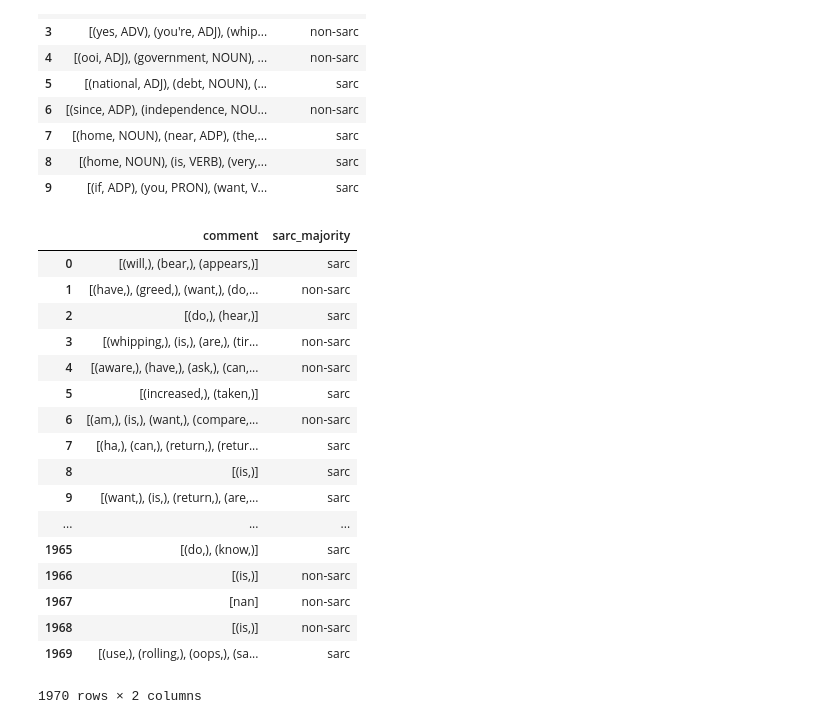
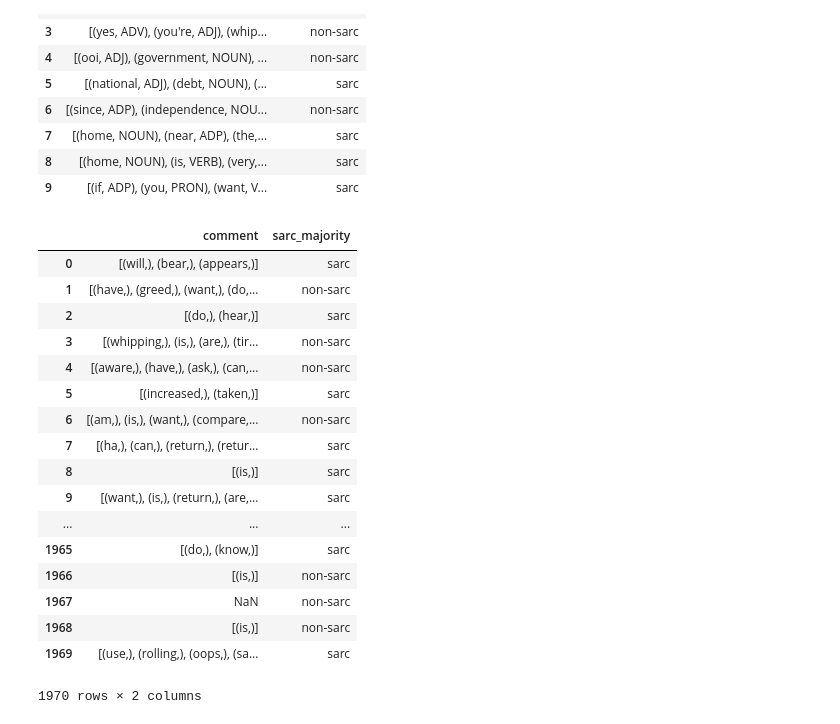
Before and after one commit to suhayryz/sentiment_sarcasm, a Jupyter notebook: features/02extract-pos-universal-eng.ipynb, the cells around one changed output. Saved outputs shown, nothing was run; the diff lists cells and outputs as text; code cells hidden in the pictures.

```diff
--- a/features/02extract-pos-universal-eng.ipynb
+++ b/features/02extract-pos-universal-eng.ipynb
@@ -86,24 +78,24 @@ df.head(10)
 # %%
 # only tagged taken
 df.comment = df.comment.apply(lambda x: [(t[0],) for t in x if t[0]=='ADJ' or t[0]=='ADV' or t[0]=='NOUN' or t[0]=='PRON' or t[1]=='VERB'])
-df.loc[df.comment.apply(len) == 0, 'comment'] = [[np.nan]]
+df.loc[df.comment.apply(len) == 0, 'comment'] = [np.nan]
 df
 # %% [output]
 |  | comment | sarc_majority |
 | 0 | [(will,), (bear,), (appears,)] | sarc |
 | 1 | [(have,), (greed,), (want,), (do,... | non-sarc |
 | 2 | [(do,), (hear,)] | sarc |
 | 3 | [(whipping,), (is,), (are,), (tir... | non-sarc |
 | 4 | [(aware,), (have,), (ask,), (can,... | non-sarc |
 | 5 | [(increased,), (taken,)] | sarc |
 | 6 | [(am,), (is,), (want,), (compare,... | non-sarc |
 | 7 | [(ha,), (can,), (return,), (retur... | sarc |
 | 8 | [(is,)] | sarc |
 | 9 | [(want,), (is,), (return,), (are,... | sarc |
 | ... | ... | ... |
 | 1965 | [(do,), (know,)] | sarc |
 | 1966 | [(is,)] | non-sarc |
-| 1967 | [nan] | non-sarc |
+| 1967 | NaN | non-sarc |
 | 1968 | [(is,)] | non-sarc |
 | 1969 | [(use,), (rolling,), (oops,), (sa... | sarc |
 1970 rows × 2 columns
```
Also changed, not shown: parts of 3 cells of this notebook, 4 other files.
